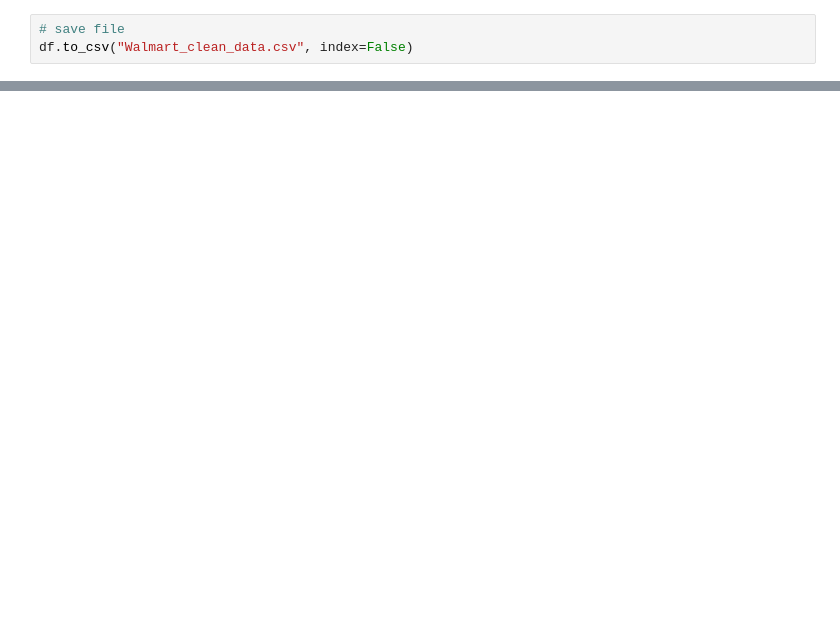
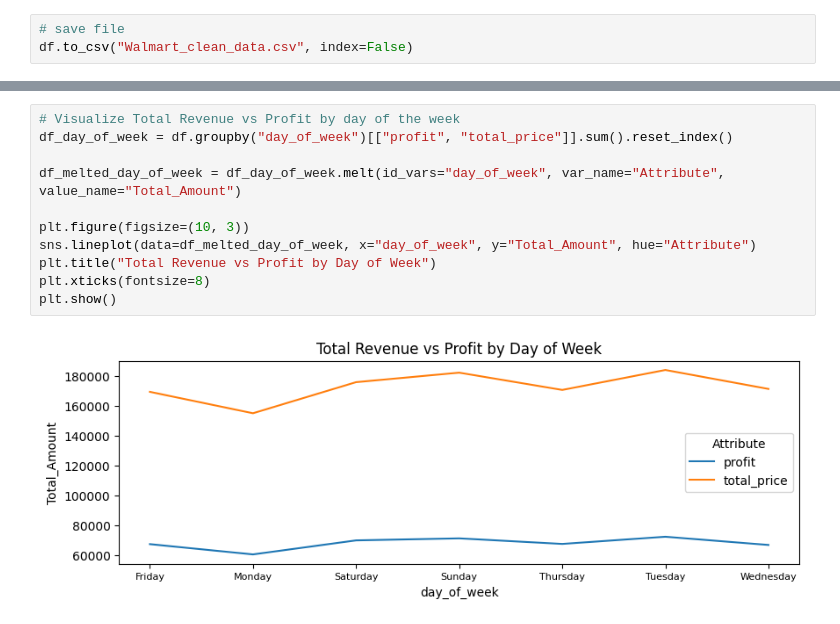
Before and after one commit to BinEmad7/WalmartSales, a Jupyter notebook: WorkingFile.ipynb, the cells around one changed output, grey strips where cells are left out. Drawn from its saved outputs; the diff is of its cells as text; blank space fills up the shorter version.

```diff
--- a/WorkingFile.ipynb
+++ b/WorkingFile.ipynb
@@ -182,0 +408,13 @@ pd.read_sql("SELECT COUNT(*) AS total_rows FROM Walmart", engine_sql)
+# %%
+# Visualize Total Revenue vs Profit by day of the week
+df_day_of_week = df.groupby("day_of_week")[["profit", "total_price"]].sum().reset_index()
+
+df_melted_day_of_week = df_day_of_week.melt(id_vars="day_of_week", var_name="Attribute", value_name="Total_Amount")
+
+plt.figure(figsize=(10, 3))
+sns.lineplot(data=df_melted_day_of_week, x="day_of_week", y="Total_Amount", hue="Attribute")
+plt.title("Total Revenue vs Profit by Day of Week")
+plt.xticks(fontsize=8)
+plt.show()
+# %% [output]
+[figure, added]
```
Also changed, not shown: parts of 37 cells of this notebook.
